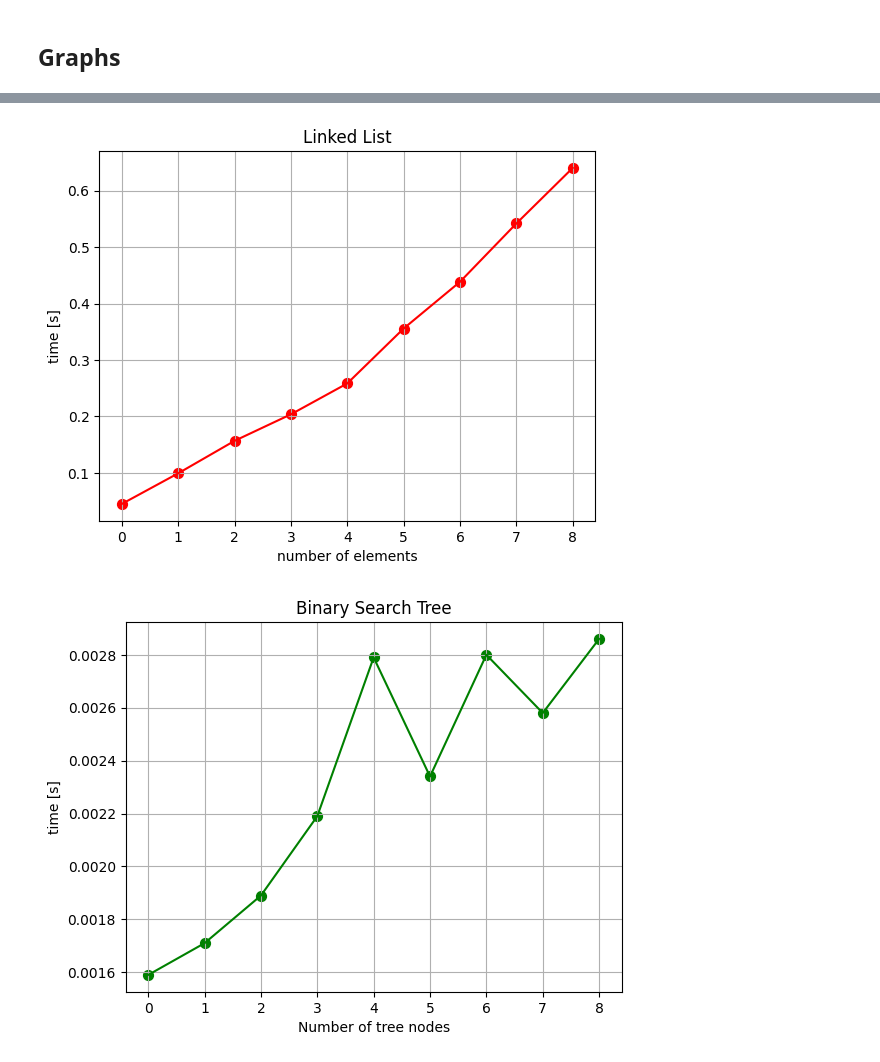
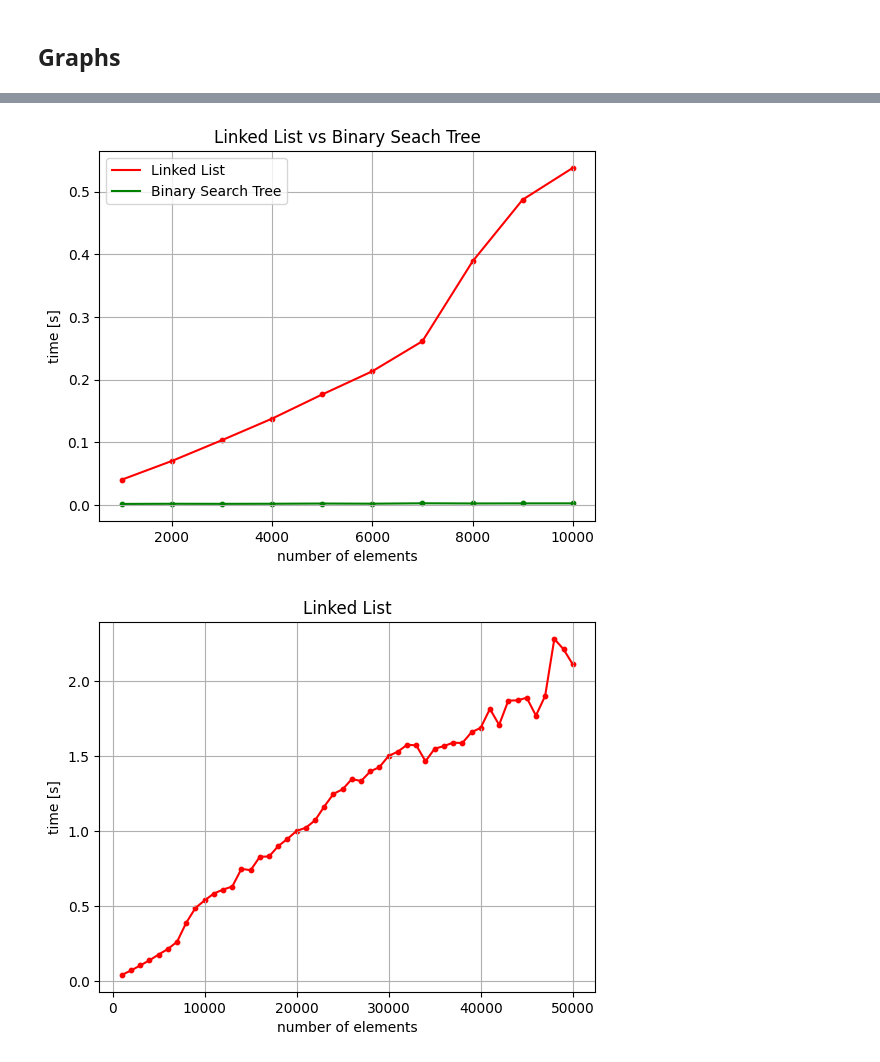
Before and after one commit to B0cz3k/linked_list_bst, a Jupyter notebook: report.ipynb, the cells around one changed output, grey strips where cells are left out. Cells and saved outputs as stored; diff of their text form; code cells hidden in the pictures.

```diff
--- a/report.ipynb
+++ b/report.ipynb
@@ -315,15 +326,15 @@ Binary Search Tree
 # Load and rearrange the data
 linked_list = np.loadtxt('linked_list.txt', delimiter=' ')
 bst = np.loadtxt('bst.txt', delimiter=' ')
-x = np.arange(len(linked_list))
+x = list(range(1000, 51000, 1000))
 
 # Plot: Linked List vs Binary Search Tree
 
 plt.plot(x, linked_list, color='red', label='Linked List')
 plt.plot(x, bst, color='green', label='Binary Search Tree')
 
-plt.scatter(x, linked_list, s=50, c='red', marker='o')
-plt.scatter(x, bst, s=50, c='green', marker='o')
+plt.scatter(x, linked_list, s=10, c='red', marker='o')
+plt.scatter(x, bst, s=10, c='green', marker='o')
 
 plt.title('Linked List vs Binary Seach Tree')
 plt.xlabel('number of elements')
@@ -332,12 +343,26 @@ plt.legend()
 plt.grid(True)
 plt.show()
 
+# Plot: Linked List vs Binary Search Tree (restricted)
+
+plt.plot(x[:10], linked_list[:10], color='red', label='Linked List')
+plt.plot(x[:10], bst[:10], color='green', label='Binary Search Tree')
+
+plt.scatter(x[:10], linked_list[:10], s=10, c='red', marker='o')
+plt.scatter(x[:10], bst[:10], s=10, c='green', marker='o')
+
+plt.title('Linked List vs Binary Seach Tree')
+plt.xlabel('number of elements')
+plt.ylabel('time [s]')
+plt.legend()
+plt.grid(True)
+plt.show()
 
 # Plot: Linked List
 
 plt.plot(x, linked_list, color='red')
 
-plt.scatter(x, linked_list, s=50, c='red', marker='o')
+plt.scatter(x, linked_list, s=10, c='red', marker='o')
 
 plt.title('Linked List')
 plt.xlabel('number of elements')
@@ -349,11 +374,10 @@ plt.show()
 # Plot: Binary Search Tree
 plt.plot(x, bst, color='green')
 
-plt.scatter(x, bst, s=50, c='green', marker='o')
+plt.scatter(x, bst, s=10, c='green', marker='o')
 
-#plt.title("Time to check existence of node in n-node BST (time for 10000 attempts)")
 plt.title('Binary Search Tree')
-plt.xlabel('Number of tree nodes')
+plt.xlabel('number of tree nodes')
 plt.ylabel('time [s]')
 plt.grid(True)
 plt.show()
@@ -362,2 +386,2 @@ plt.show()
-[figure, old version]
+[figure, new version]
-[figure, old version]
+[figure, new version]
```
Also changed, not shown: parts of 8 cells of this notebook, 4 other files.
